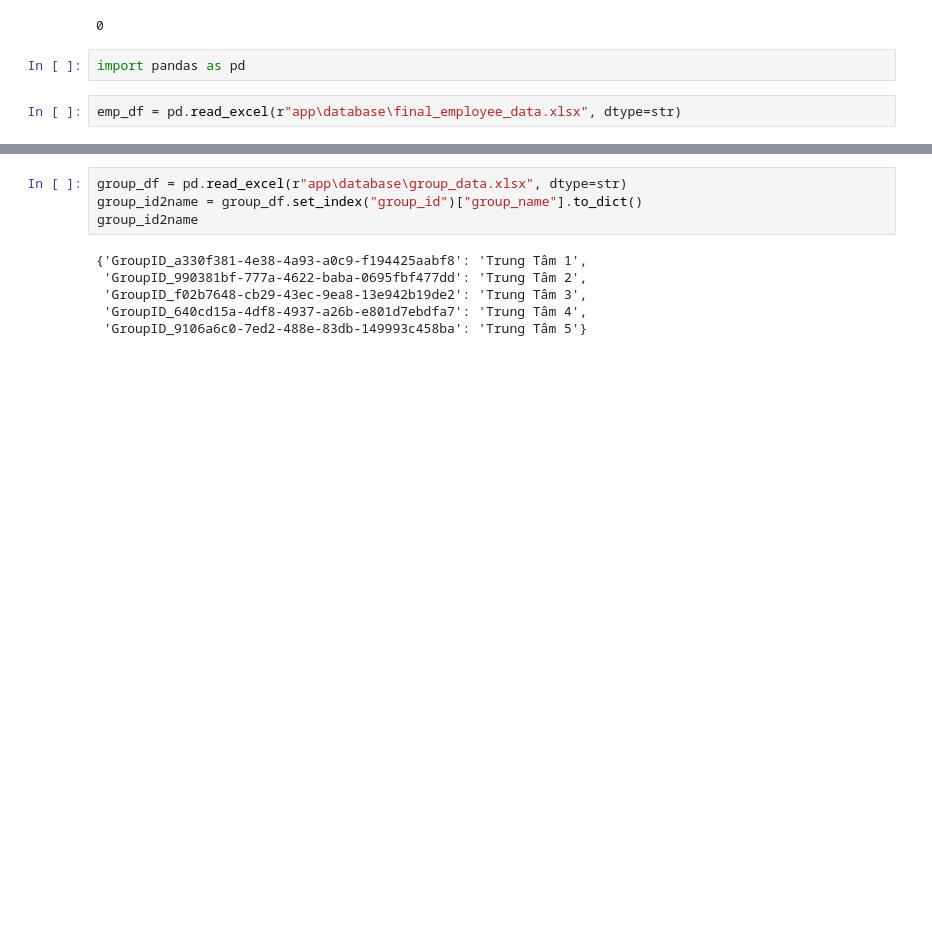
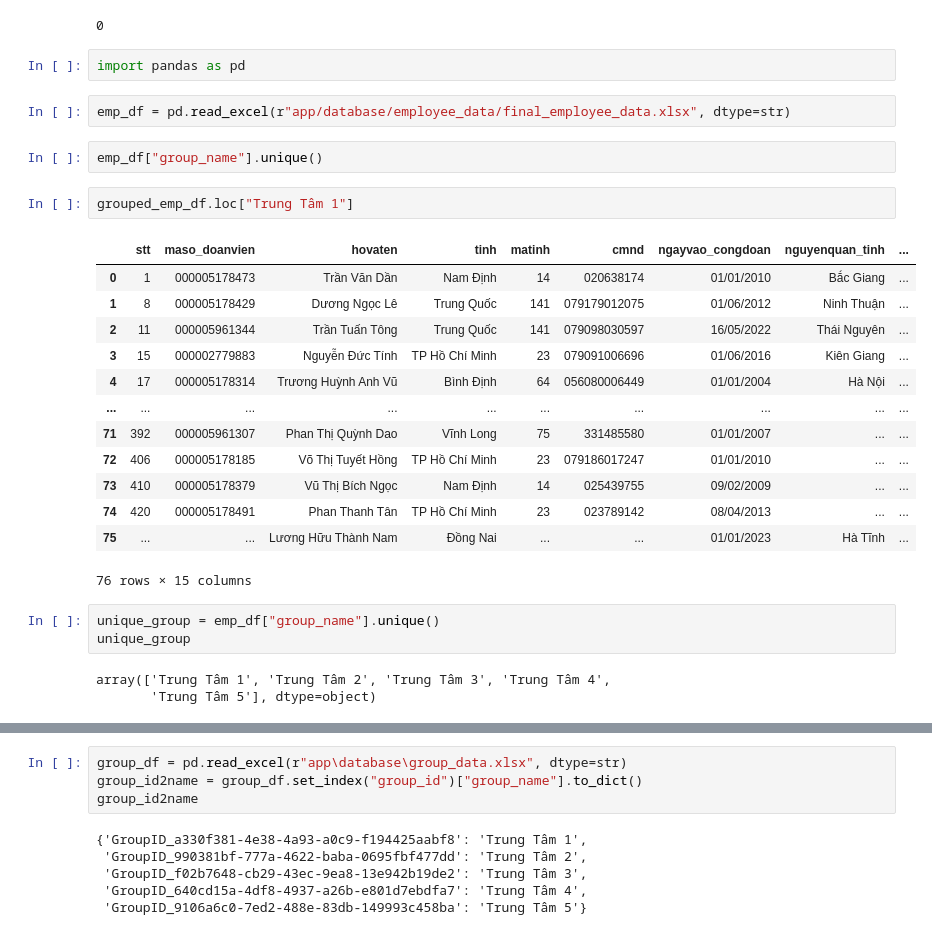
Before and after one commit to luonghuuthanhnam/working_app_python_backend, a Jupyter notebook: test.ipynb, the cells around one changed output, grey strips where cells are left out. Cells and saved outputs as stored; diff of their text form; blank space fills up the shorter version.

```diff
--- a/test.ipynb
+++ b/test.ipynb
@@ -9,4 +9,28 @@ len(data)
 # %%
 import pandas as pd
 # %%
-emp_df = pd.read_excel(r"app\database\final_employee_data.xlsx", dtype=str)
+emp_df = pd.read_excel(r"app/database/employee_data/final_employee_data.xlsx", dtype=str)
+# %%
+emp_df["group_name"].unique()
+# %%
+grouped_emp_df.loc["Trung Tâm 1"]
+# %% [output]
+|  | stt | maso_doanvien | hovaten | tinh | matinh | cmnd | ngayvao_congdoan | nguyenquan_tinh | ... |
+| 0 | 1 | 000005178473 | Trần Văn Dần | Nam Định | 14 | 020638174 | 01/01/2010 | Bắc Giang | ... |
+| 1 | 8 | 000005178429 | Dương Ngọc Lê | Trung Quốc | 141 | 079179012075 | 01/06/2012 | Ninh Thuận | ... |
+| 2 | 11 | 000005961344 | Trần Tuấn Tông | Trung Quốc | 141 | 079098030597 | 16/05/2022 | Thái Nguyên | ... |
+| 3 | 15 | 000002779883 | Nguyễn Đức Tính | TP Hồ Chí Minh | 23 | 079091006696 | 01/06/2016 | Kiên Giang | ... |
+| 4 | 17 | 000005178314 | Trương Huỳnh Anh Vũ | Bình Định | 64 | 056080006449 | 01/01/2004 | Hà Nội | ... |
+| ... | ... | ... | ... | ... | ... | ... | ... | ... | ... |
+| 71 | 392 | 000005961307 | Phan Thị Quỳnh Dao | Vĩnh Long | 75 | 331485580 | 01/01/2007 | ... | ... |
+| 72 | 406 | 000005178185 | Võ Thị Tuyết Hồng | TP Hồ Chí Minh | 23 | 079186017247 | 01/01/2010 | ... | ... |
+| 73 | 410 | 000005178379 | Vũ Thị Bích Ngọc | Nam Định | 14 | 025439755 | 09/02/2009 | ... | ... |
+| 74 | 420 | 000005178491 | Phan Thanh Tân | TP Hồ Chí Minh | 23 | 023789142 | 08/04/2013 | ... | ... |
+| 75 | ... | ... | Lương Hữu Thành Nam | Đồng Nai | ... | ... | 01/01/2023 | Hà Tĩnh | ... |
+76 rows × 15 columns
+# %%
+unique_group = emp_df["group_name"].unique()
+unique_group
+# %% [output]
+array(['Trung Tâm 1', 'Trung Tâm 2', 'Trung Tâm 3', 'Trung Tâm 4',
+       'Trung Tâm 5'], dtype=object)
```
Also changed, not shown: parts of 3 cells of this notebook, 2 other files.
